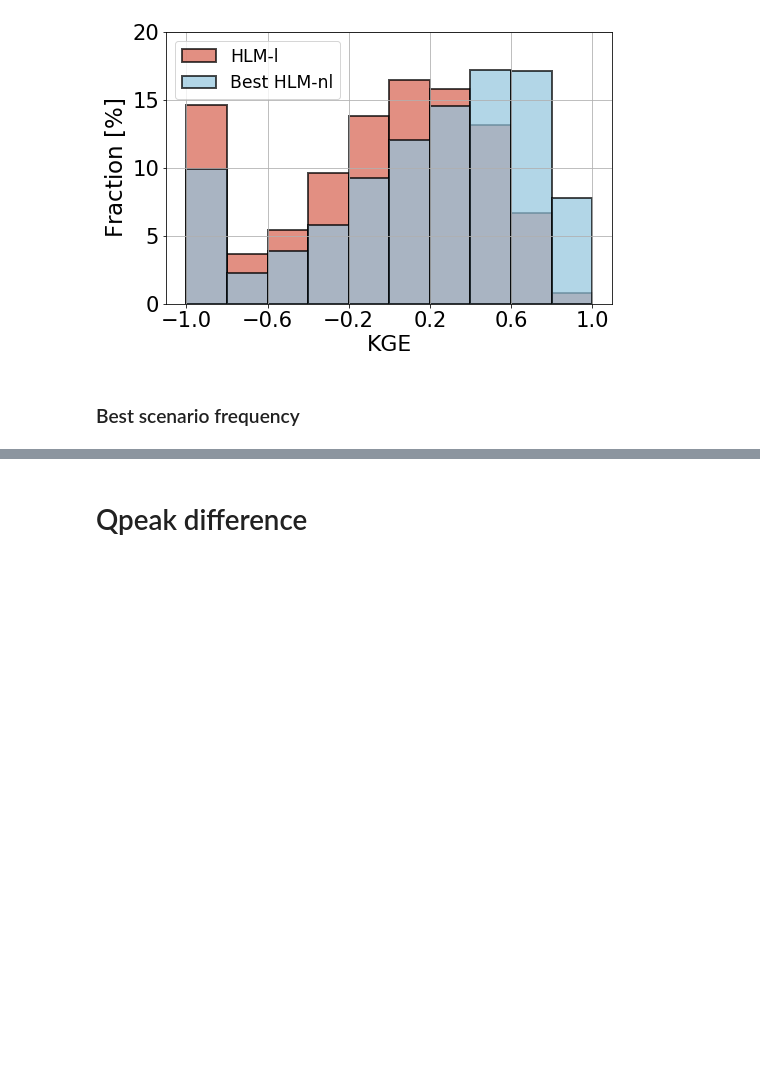
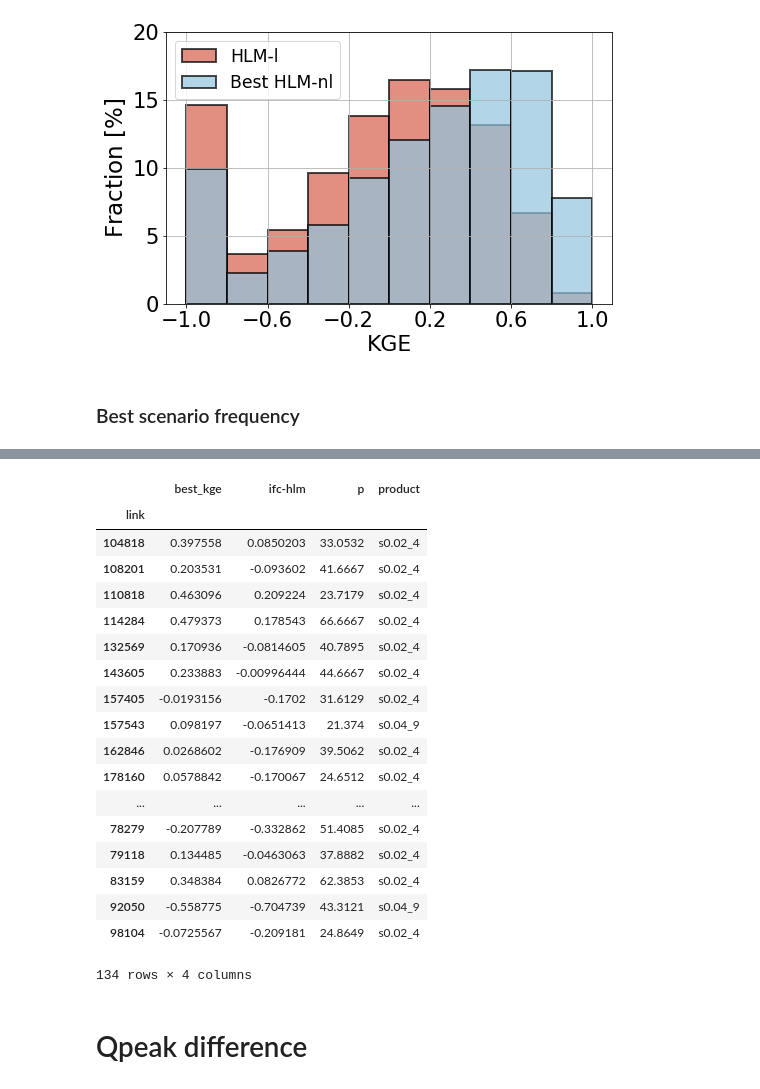
Before and after one commit to nicolas998/active_layer_evaluation, a Jupyter notebook: 02_Scenarios_evaluation.ipynb, the cells around one changed output, grey strips where cells are left out. Drawn from its saved outputs; the diff is of its cells as text; code cells hidden in the pictures; blank space fills up the shorter version.

```diff
--- a/02_Scenarios_evaluation.ipynb
+++ b/02_Scenarios_evaluation.ipynb
@@ -154,5 +160,3 @@ def count_products(x):
         h.append(x[x == prod].size)
     h = np.array(h)
     return 100 * h / h.sum()
-
-d = best.xs('74725',level = 'link')
@@ -164,0 +163,11 @@ array([ 7.77777778,  1.11111111,  9.44444444, 30.27777778,  2.5       ,
+# %%
+best_sce = {}
+links = np.unique(best.index.get_level_values(level='link')).tolist()
+for l in links:
+    d = best.xs(l,level = 'link')
+    prod = products[5:][count_products(d).argmax()]
+    p = count_products(d).max()
+    b_kge = np.percentile(c.xs(l, level = 'link')['max_kge'], 50)
+    i_kge = np.percentile(c.xs(l, level = 'link')['ifc-hlm'], 50)
+    best_sce.update({l:{'product': prod, 'p':p,'best_kge':b_kge, 'ifc-hlm':i_kge}})
+best_sce = pd.DataFrame(best_sce).T
@@ -165,3 +180,27 @@ array([ 7.77777778,  1.11111111,  9.44444444, 30.27777778,  2.5       ,
+# %%
+best_sce.index.rename('link', inplace=True)
+# %%
+best_sce
+# %% [output]
+|  | best_kge | ifc-hlm | p | product |
+| link |  |  |  |  |
+| 104818 | 0.397558 | 0.0850203 | 33.0532 | s0.02_4 |
+| 108201 | 0.203531 | -0.093602 | 41.6667 | s0.02_4 |
+| 110818 | 0.463096 | 0.209224 | 23.7179 | s0.02_4 |
+| 114284 | 0.479373 | 0.178543 | 66.6667 | s0.02_4 |
+| 132569 | 0.170936 | -0.0814605 | 40.7895 | s0.02_4 |
+| 143605 | 0.233883 | -0.00996444 | 44.6667 | s0.02_4 |
+| 157405 | -0.0193156 | -0.1702 | 31.6129 | s0.02_4 |
+| 157543 | 0.098197 | -0.0651413 | 21.374 | s0.04_9 |
+| 162846 | 0.0268602 | -0.176909 | 39.5062 | s0.02_4 |
+| 178160 | 0.0578842 | -0.170067 | 24.6512 | s0.02_4 |
+| ... | ... | ... | ... | ... |
+| 78279 | -0.207789 | -0.332862 | 51.4085 | s0.02_4 |
+| 79118 | 0.134485 | -0.0463063 | 37.8882 | s0.02_4 |
+| 83159 | 0.348384 | 0.0826772 | 62.3853 | s0.02_4 |
+| 92050 | -0.558775 | -0.704739 | 43.3121 | s0.04_9 |
+| 98104 | -0.0725567 | -0.209181 | 24.8649 | s0.02_4 |
+134 rows × 4 columns
 # %% [markdown]
 # Qpeak difference
 # %%
```
Also changed, not shown: parts of 5 cells of this notebook, 5 other files.
